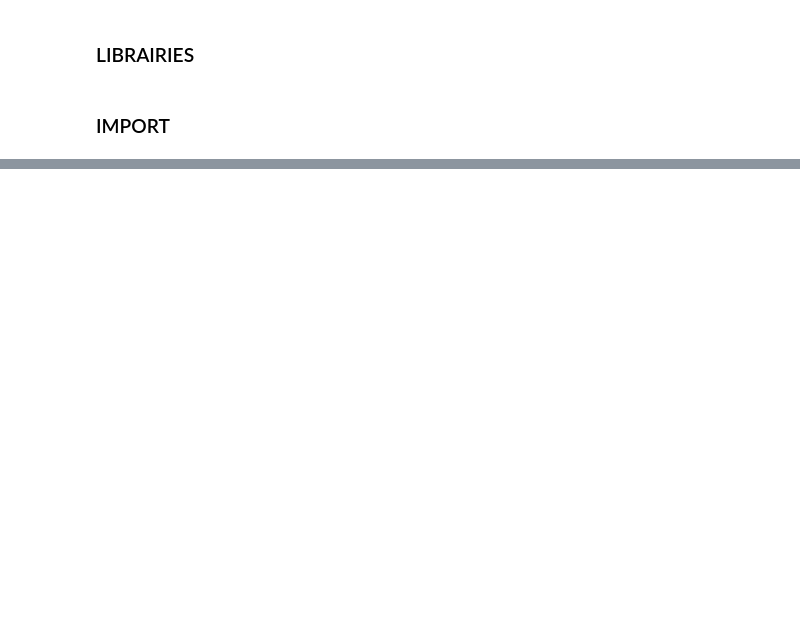
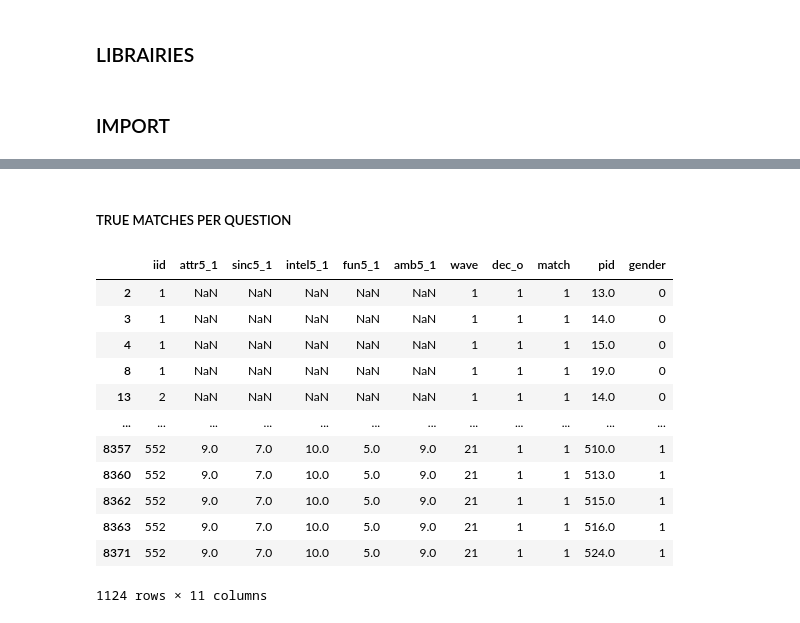
Before and after one commit to aevlkm/eda, a Jupyter notebook: 05_EDA/tinder.ipynb, the cells around one changed output, grey strips where cells are left out. Cells and saved outputs as stored; diff of their text form; code cells hidden in the pictures; blank space fills up the shorter version.

```diff
--- a/05_EDA/tinder.ipynb
+++ b/05_EDA/tinder.ipynb
@@ -149,0 +134,16 @@ KeyboardInterrupt:
+# %%
+# Features masks ---
+mask_attributes_0_0 = ["iid", "attr_o", "sinc_o", "intel_o", "fun_o", "amb_o", "shar_o", "wave", "dec_o", "match", "pid", "gender"]
+mask_attributes_1_1 = ["iid", "attr1_1", "sinc1_1", "intel1_1", "fun1_1", "amb1_1", "shar1_1", "wave", "dec_o", "match", "pid", "gender"]
+mask_attributes_2_1 = ["iid", "attr2_1", "sinc2_1", "intel2_1", "fun2_1", "amb2_1", "shar2_1", "wave", "dec_o", "match", "pid", "gender"]
+mask_attributes_3_1 = ["iid", "attr3_1", "sinc3_1", "intel3_1", "fun3_1", "amb3_1", "wave", "dec_o", "match", "pid", "gender"]
+mask_attributes_4_1 = ["iid", "attr4_1", "sinc4_1", "intel4_1", "fun4_1", "amb4_1", "shar4_1", "wave", "dec_o", "match", "pid", "gender"]
+mask_attributes_5_1 = ["iid", "attr5_1", "sinc5_1", "intel5_1", "fun5_1", "amb5_1", "wave", "dec_o", "match", "pid", "gender"]
+
+# Associated dataframes ---
+df0_0 = df[mask_attributes_0_0]
+df1_1 = df[mask_attributes_1_1]
+df2_1 = df[mask_attributes_2_1]
+df3_1 = df[mask_attributes_3_1]
+df4_1 = df[mask_attributes_4_1]
+df5_1 = df[mask_attributes_5_1]
@@ -149,0 +169,34 @@ KeyboardInterrupt:
+# %% [markdown]
+##### TRUE MATCHES PER QUESTION
+# %%
+df_true_matches_0_0 = df0_0[(df0_0["dec_o"] == 1) & (df0_0["match"] == 1)]
+df_true_matches_0_0
+
+df_true_matches_1_1 = df1_1[(df1_1["dec_o"] == 1) & (df1_1["match"] == 1)]
+df_true_matches_1_1
+
+df_true_matches_2_1 = df2_1[(df2_1["dec_o"] == 1) & (df2_1["match"] == 1)]
+df_true_matches_2_1
+
+df_true_matches_3_1 = df3_1[(df3_1["dec_o"] == 1) & (df3_1["match"] == 1)]
+df_true_matches_3_1
+
+df_true_matches_4_1 = df4_1[(df4_1["dec_o"] == 1) & (df4_1["match"] == 1)]
+df_true_matches_4_1
+
+df_true_matches_5_1 = df5_1[(df5_1["dec_o"] == 1) & (df5_1["match"] == 1)]
+df_true_matches_5_1
+# %% [output]
+|  | iid | attr5_1 | sinc5_1 | intel5_1 | fun5_1 | amb5_1 | wave | dec_o | match | pid | gender |
+| 2 | 1 | NaN | NaN | NaN | NaN | NaN | 1 | 1 | 1 | 13.0 | 0 |
+| 3 | 1 | NaN | NaN | NaN | NaN | NaN | 1 | 1 | 1 | 14.0 | 0 |
+| 4 | 1 | NaN | NaN | NaN | NaN | NaN | 1 | 1 | 1 | 15.0 | 0 |
+| 8 | 1 | NaN | NaN | NaN | NaN | NaN | 1 | 1 | 1 | 19.0 | 0 |
+| 13 | 2 | NaN | NaN | NaN | NaN | NaN | 1 | 1 | 1 | 14.0 | 0 |
+| ... | ... | ... | ... | ... | ... | ... | ... | ... | ... | ... | ... |
+| 8357 | 552 | 9.0 | 7.0 | 10.0 | 5.0 | 9.0 | 21 | 1 | 1 | 510.0 | 1 |
+| 8360 | 552 | 9.0 | 7.0 | 10.0 | 5.0 | 9.0 | 21 | 1 | 1 | 513.0 | 1 |
+| 8362 | 552 | 9.0 | 7.0 | 10.0 | 5.0 | 9.0 | 21 | 1 | 1 | 515.0 | 1 |
+| 8363 | 552 | 9.0 | 7.0 | 10.0 | 5.0 | 9.0 | 21 | 1 | 1 | 516.0 | 1 |
+| 8371 | 552 | 9.0 | 7.0 | 10.0 | 5.0 | 9.0 | 21 | 1 | 1 | 524.0 | 1 |
+1124 rows × 11 columns
```
Also changed, not shown: parts of 29 cells of this notebook.
